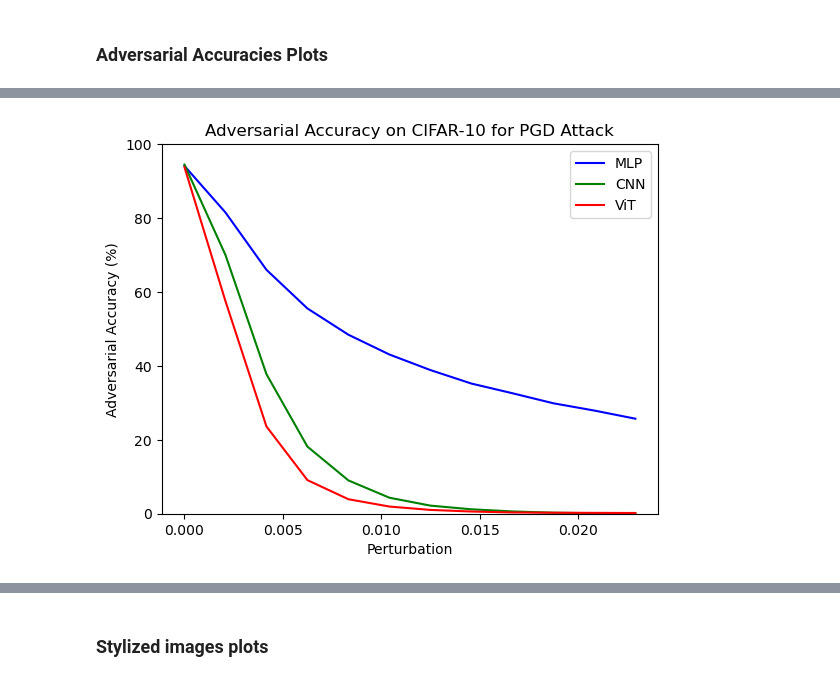
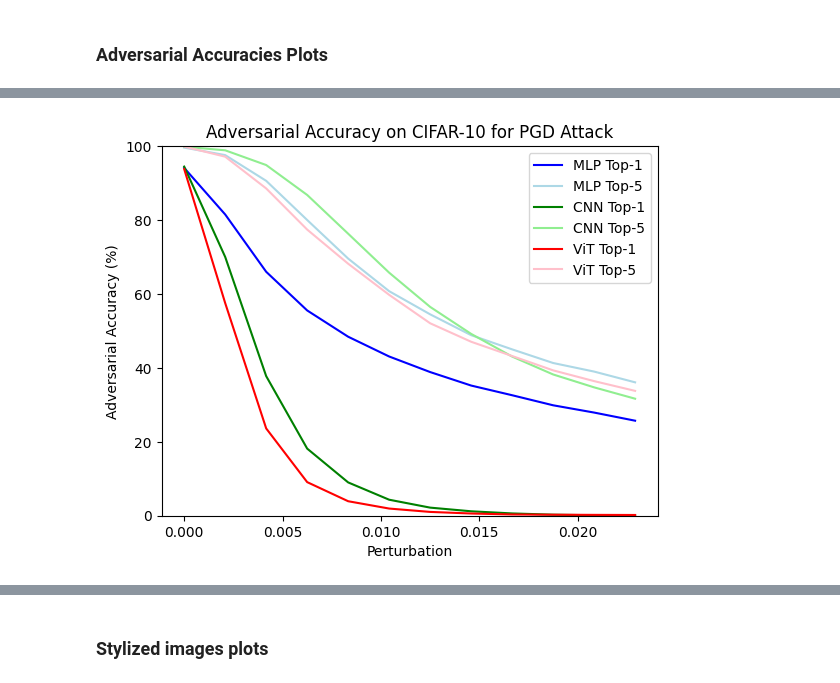
Before and after one commit to angeline-pouget/zooming_in_on_mlps, a Jupyter notebook: 07_plots.ipynb, the cells around one changed output, grey strips where cells are left out. Saved outputs shown, nothing was run; the diff lists cells and outputs as text; code cells hidden in the pictures.

```diff
--- a/07_plots.ipynb
+++ b/07_plots.ipynb
@@ -44,20 +60,28 @@ plt.show()
 # %%
-acc_pgd_mlp = np.load('accuracy_pgd_mlp_cifar10_zoomedin_.npy')
-acc_pgd_cnn = np.load('accuracy_pgd_cnn_cifar10_zoomedin_.npy')
-acc_pgd_vit = np.load('accuracy_pgd_vit_cifar10_zoomedin_.npy')
+acc_pgd_mlp = np.load('adv_robustness/accuracy_pgd_mlp_cifar10_zoomedin_.npy')
+acc_pgd_cnn = np.load('adv_robustness/accuracy_pgd_cnn_cifar10_zoomedin_.npy')
+acc_pgd_vit = np.load('adv_robustness/accuracy_pgd_vit_cifar10_zoomedin_.npy')
+
+top5_pgd_mlp = np.load('adv_robustness/top5_pgd_mlp_cifar10_zoomedin_.npy')
+top5_pgd_cnn = np.load('adv_robustness/top5_pgd_cnn_cifar10_zoomedin_.npy')
+top5_pgd_vit = np.load('adv_robustness/top5_pgd_vit_cifar10_zoomedin_.npy')
+
 eps = np.arange(0,0.025,0.025/12)
 
-plt.plot(eps, acc_pgd_mlp, label='MLP', color='blue')
-plt.plot(eps, acc_pgd_cnn, label='CNN', color='green')
-plt.plot(eps, acc_pgd_vit, label='ViT', color='red')
+plt.plot(eps, acc_pgd_mlp, label='MLP Top-1', color='blue')
+plt.plot(eps, top5_pgd_mlp, label='MLP Top-5', color='lightblue')
+plt.plot(eps, acc_pgd_cnn, label='CNN Top-1', color='green')
+plt.plot(eps, top5_pgd_cnn, label='CNN Top-5', color='lightgreen')
+plt.plot(eps, acc_pgd_vit, label='ViT Top-1', color='red')
+plt.plot(eps, top5_pgd_vit, label='ViT Top-5', color='pink')
 
 plt.legend()
 plt.xlabel('Perturbation')
 plt.ylabel('Adversarial Accuracy (%)')
 plt.title('Adversarial Accuracy on CIFAR-10 for PGD Attack')
 plt.ylim(0,100)
 
 plt.show()
 # %% [output]
-[figure, old version]
+[figure, new version]
 # %%
```
Also changed, not shown: parts of 3 cells of this notebook.
